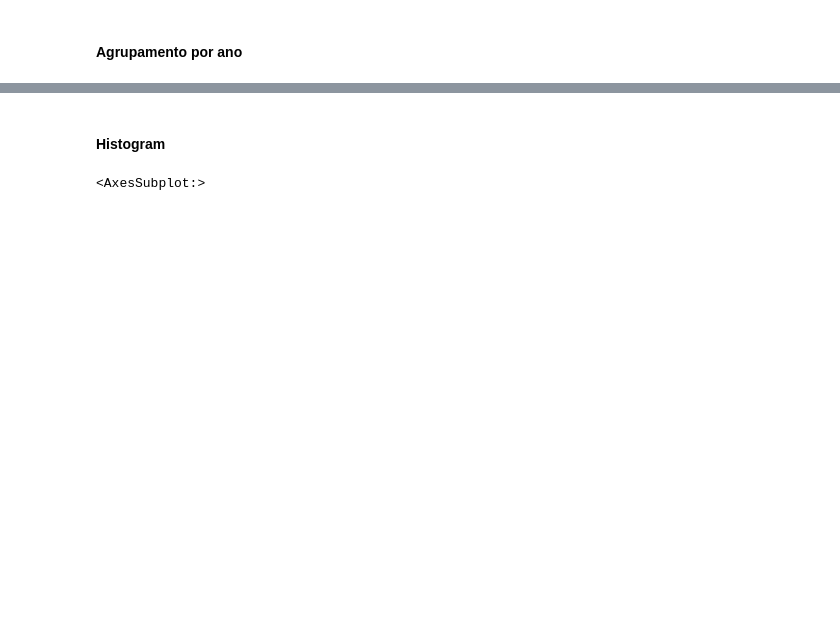
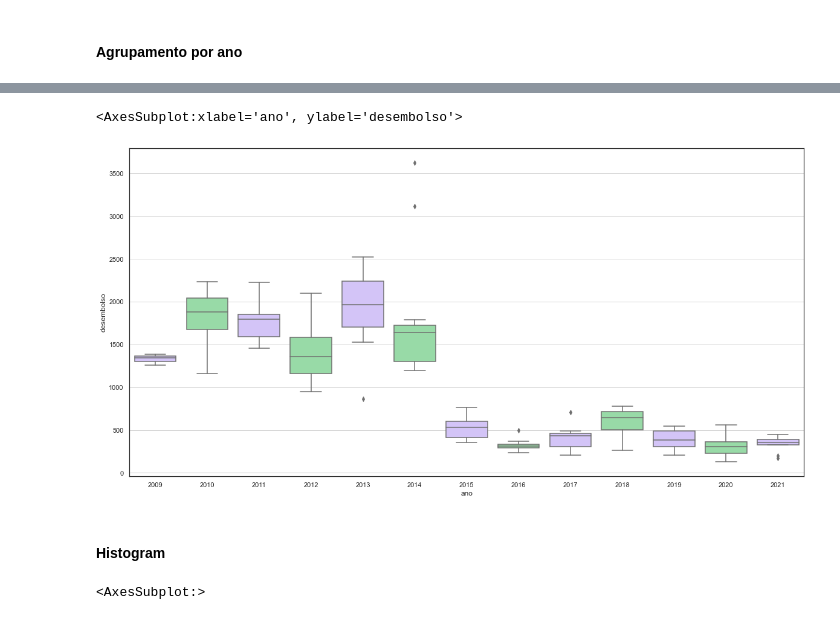
Before and after one commit to gdutramartins/forecast-desembolso, a Jupyter notebook: visualization.ipynb, the cells around one changed output, grey strips where cells are left out. Cells and saved outputs as stored; diff of their text form; code cells hidden in the pictures; blank space fills up the shorter version.

```diff
--- a/visualization.ipynb
+++ b/visualization.ipynb
@@ -35 +42,3 @@ df_oec_mpme.head()
+# %%
+df_oec_mpme_desembolso = df_oec_mpme[['desembolso','ano','mes', 'ano_mes']]
 # %%
@@ -55,3 +52,13 @@ years.boxplot()
+# %%
+fig, ax = plt.subplots(figsize=(20, 10))
+ax.yaxis.grid(True)
+ax.xaxis.grid(False)
+
+sns.set_theme(style="white", palette="pastel")
+sns.boxplot(x="ano", y="desembolso", palette=["m", "g"], data=df_oec_mpme_desembolso, ax=ax)
+# %% [output]
+<AxesSubplot:xlabel='ano', ylabel='desembolso'>
+[figure, added]
 # %% [markdown]
 #### Histogram
 # %%
```
Also changed, not shown: parts of 19 cells of this notebook, 2 other files.
